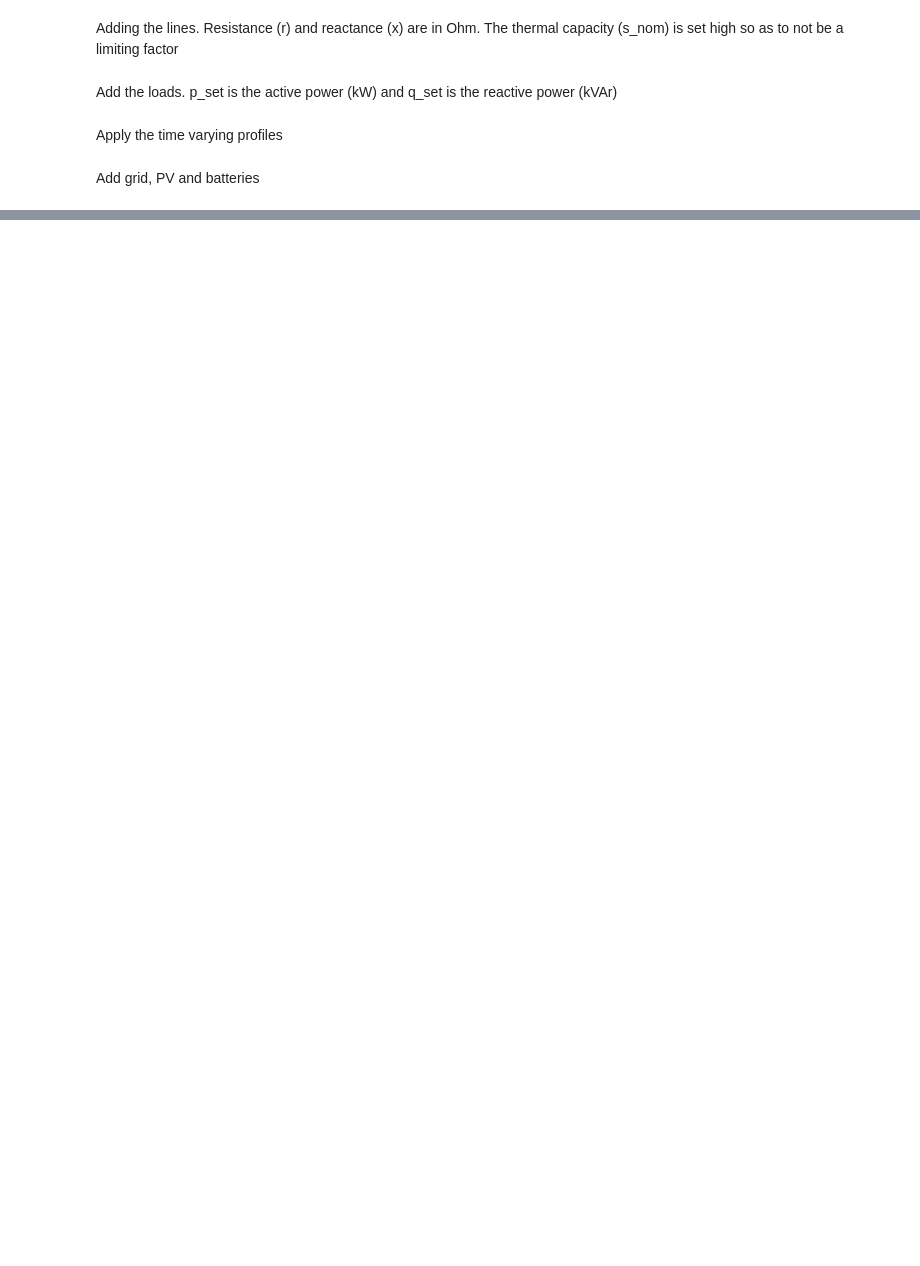
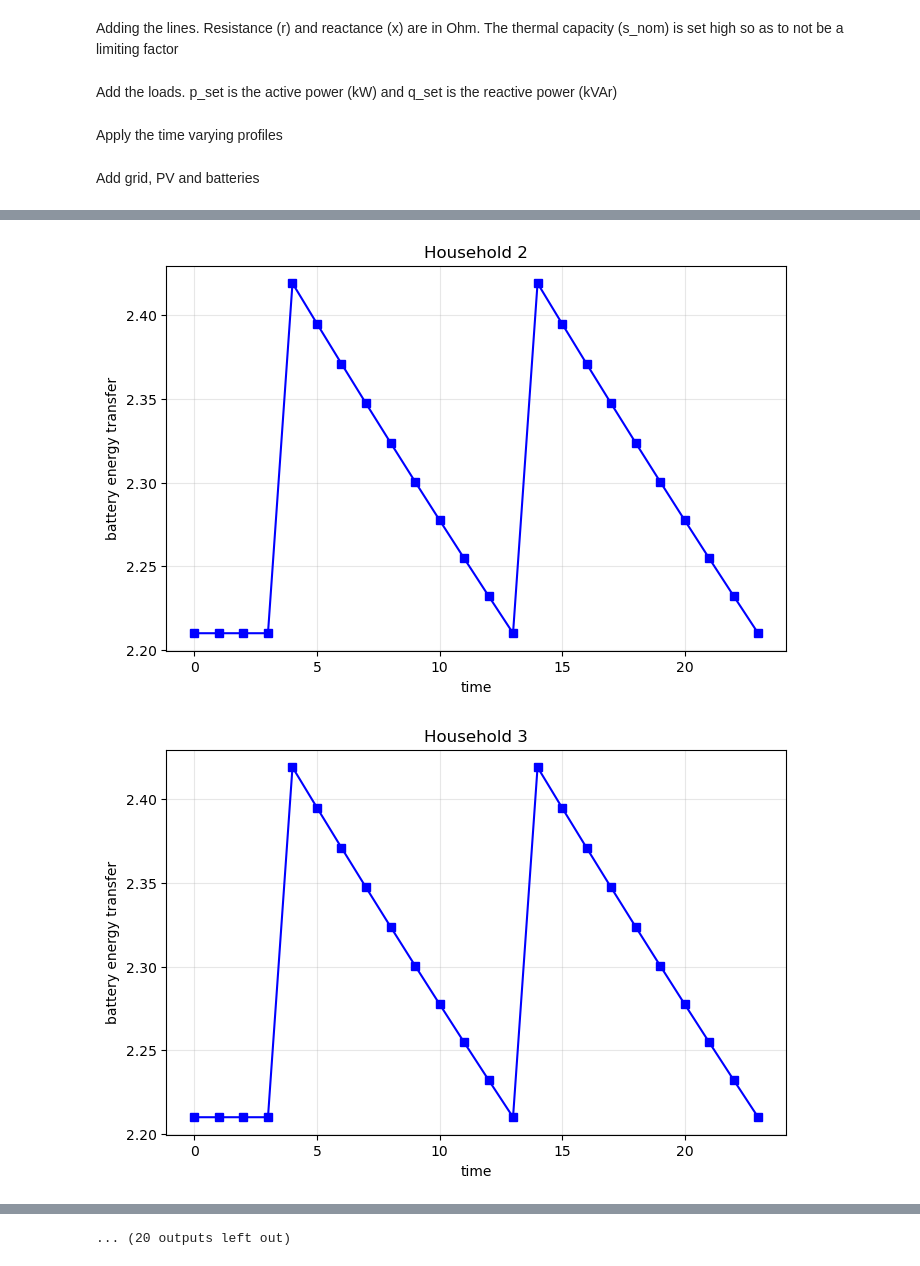
Before and after one commit to ralucopot/disertatie, a Jupyter notebook: new_IEEE_33_bus.ipynb, the cells around one changed output, grey strips where cells are left out. Cells and saved outputs as stored; diff of their text form; code cells hidden in the pictures; blank space fills up the shorter version.

```diff
--- a/new_IEEE_33_bus.ipynb
+++ b/new_IEEE_33_bus.ipynb
@@ -96,9 +221,11 @@ load_data = [
 # %% [markdown]
 Apply the time varying profiles
 # %%
+scale_factor = 0.05
 for i, (p, q) in enumerate(load_data):
     real_load_profile = []
-    real_load_profile = np.array(load_series) * p
+    temp_load_profile = np.array(load_series) * p * 0.05
+    real_load_profile = [scale_factor * load for load in temp_load_profile]
 
     # load_profile_series = pd.Series(real_load_profile, index=network.snapshots)
     network.add(
@@ -108,6 +235,9 @@ for i, (p, q) in enumerate(load_data):
         p_set=real_load_profile,
         q_set=q
     )
+# %%
+pv_capacity = [0, 5, 5, 6, 3, 3, 10, 10, 3, 3, 3, 3, 3, 6, 3, 3, 3, 5, 5, 5, 5, 5, 5, 25, 25, 3, 3, 3, 6, 10, 8, 12, 3]
+batt_capacity = [0, 22.1, 22.1, 22.1, 10.2, 10.2, 40.5, 40.5, 10.2, 10.2, 10.2, 10.2, 10.2, 22.1, 10.2, 10.2, 10.2, 22.1, 22.1, 22.1, 22.1, 22.1, 22.1, 40.5, 40.5, 10.2, 10.2, 10.2, 22.1, 40.5, 40.5, 40.5, 10.2]
 # %% [markdown]
 Add grid, PV and batteries
 # %%
@@ -279,0 +426,22 @@ a
+# %%
+pd.set_option("display.max_columns", None)
+pd.set_option("display.max_rows", None)
+pd.set_option("display.width", 1000)
+
+p_df = network.storage_units_t.p
+soc_df = network.storage_units_t.state_of_charge
+
+status_data = {}
+
+for i in range(1, 33):
+    unit_name = f"Battery_bus_{i}"
+
+    status_data[(unit_name, "Power (kW)")] = pd.Series(p_df[unit_name], index=network.snapshots)
+    status_data[(unit_name, "SoC (kW)")] = pd.Series(soc_df[unit_name], index=network.snapshots)
+
+storage_status_df = pd.DataFrame(status_data)
+
+storage_status_df.columns = pd.MultiIndex.from_tuples(storage_status_df.columns)
+storage_status_df.index.name = "Hour"
+
+print(storage_status_df)
@@ -279,0 +466,18 @@ a
+# %%
+import matplotlib.pyplot as plt
+for i in range (32):
+    totalBattery = []
+    for j in range(24):
+        totalBattery.append(storage_status_df[f"Battery_bus_{i+1}"].values[j][1])
+
+    plt.figure(figsize=(8, 5))
+    # plt.plot(y, color="red", marker='s')
+    plt.plot(totalBattery, color="blue", marker='s')
+    plt.title(f"Household {i+2}")
+    plt.xlabel("time")
+    plt.ylabel("battery energy transfer")
+    plt.grid(True, alpha=0.3)
+    plt.show()
+# %% [output]
+[figure, added]
+[figure, added]
@@ -279,0 +494 @@ a
+... (20 outputs left out)
```
Also changed, not shown: parts of 26 cells of this notebook, 42 other files.
